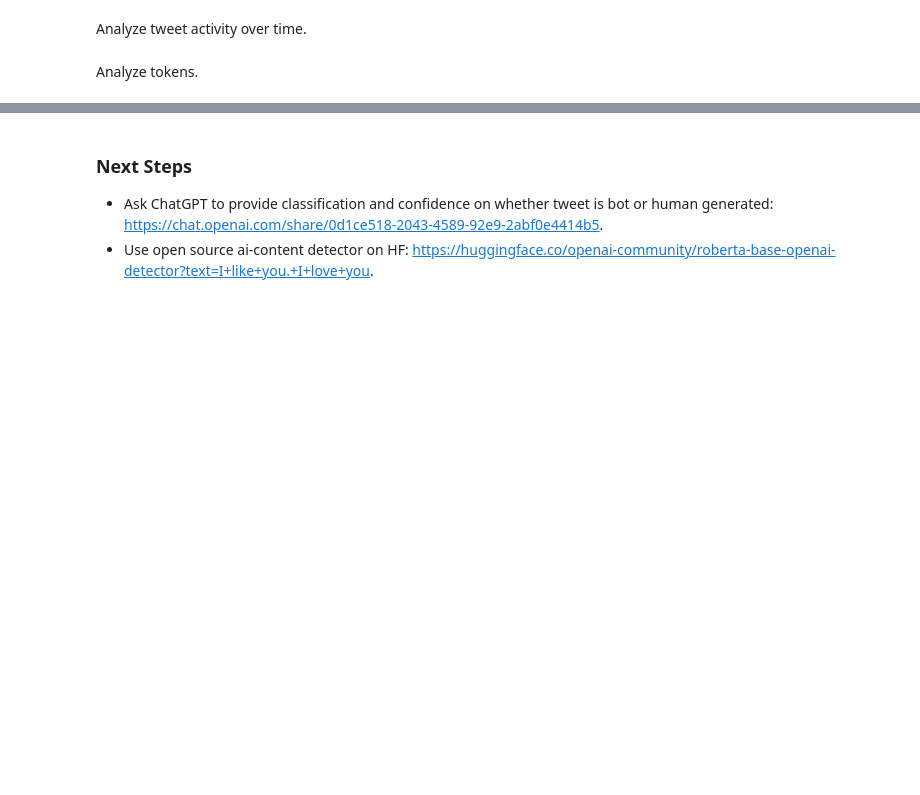
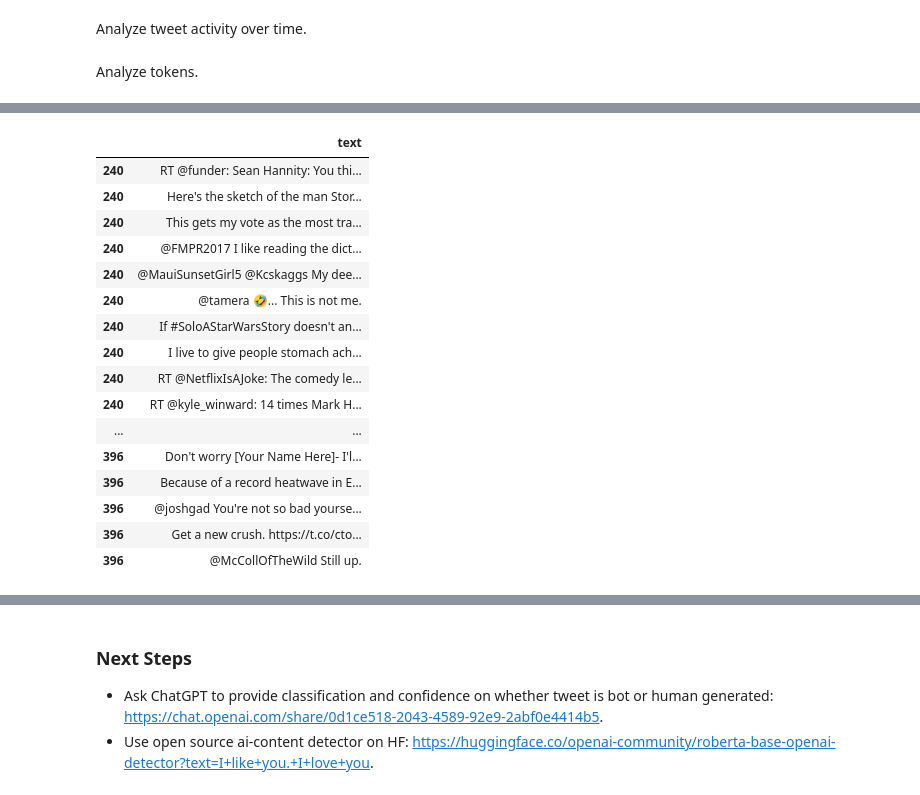
Before and after one commit to amanichopra/ai-powered-bots-on-social-media, a Jupyter notebook: eda.ipynb, the cells around one changed output, grey strips where cells are left out. Cells and saved outputs as stored; diff of their text form; code cells hidden in the pictures; blank space fills up the shorter version.

```diff
--- a/eda.ipynb
+++ b/eda.ipynb
@@ -184,0 +231,21 @@ fig.write_html("./plots/tok_comparison.html")
+# %%
+with pd.option_context('display.max_colwidth', None, 'display.max_rows', None):
+    display(df_full_exploded[df_full_exploded['user_id'] == 304679484]['text'].to_frame())
+# %% [output]
+|  | text |
+| 240 | RT @funder: Sean Hannity: You thi... |
+| 240 | Here's the sketch of the man Stor... |
+| 240 | This gets my vote as the most tra... |
+| 240 | @FMPR2017 I like reading the dict... |
+| 240 | @MauiSunsetGirl5 @Kcskaggs My dee... |
+| 240 | @tamera 🤣... This is not me. |
+| 240 | If #SoloAStarWarsStory doesn't an... |
+| 240 | I live to give people stomach ach... |
+| 240 | RT @NetflixIsAJoke: The comedy le... |
+| 240 | RT @kyle_winward: 14 times Mark H... |
+| ... | ... |
+| 396 | Don't worry [Your Name Here]- I'l... |
+| 396 | Because of a record heatwave in E... |
+| 396 | @joshgad You're not so bad yourse... |
+| 396 | Get a new crush. https://t.co/cto... |
+| 396 | @McCollOfTheWild Still up. |
```
Also changed, not shown: parts of 28 cells of this notebook, 2 other files.
